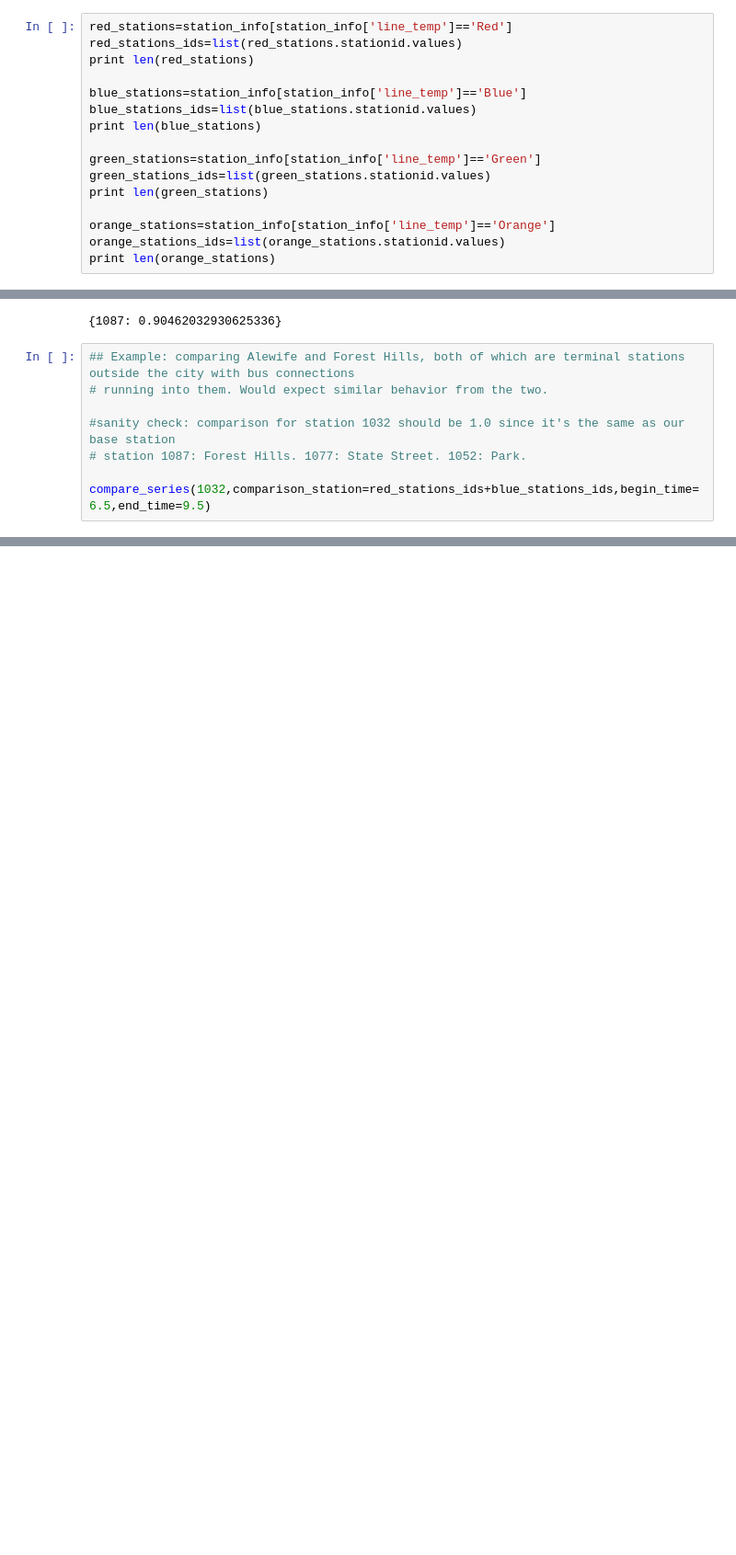
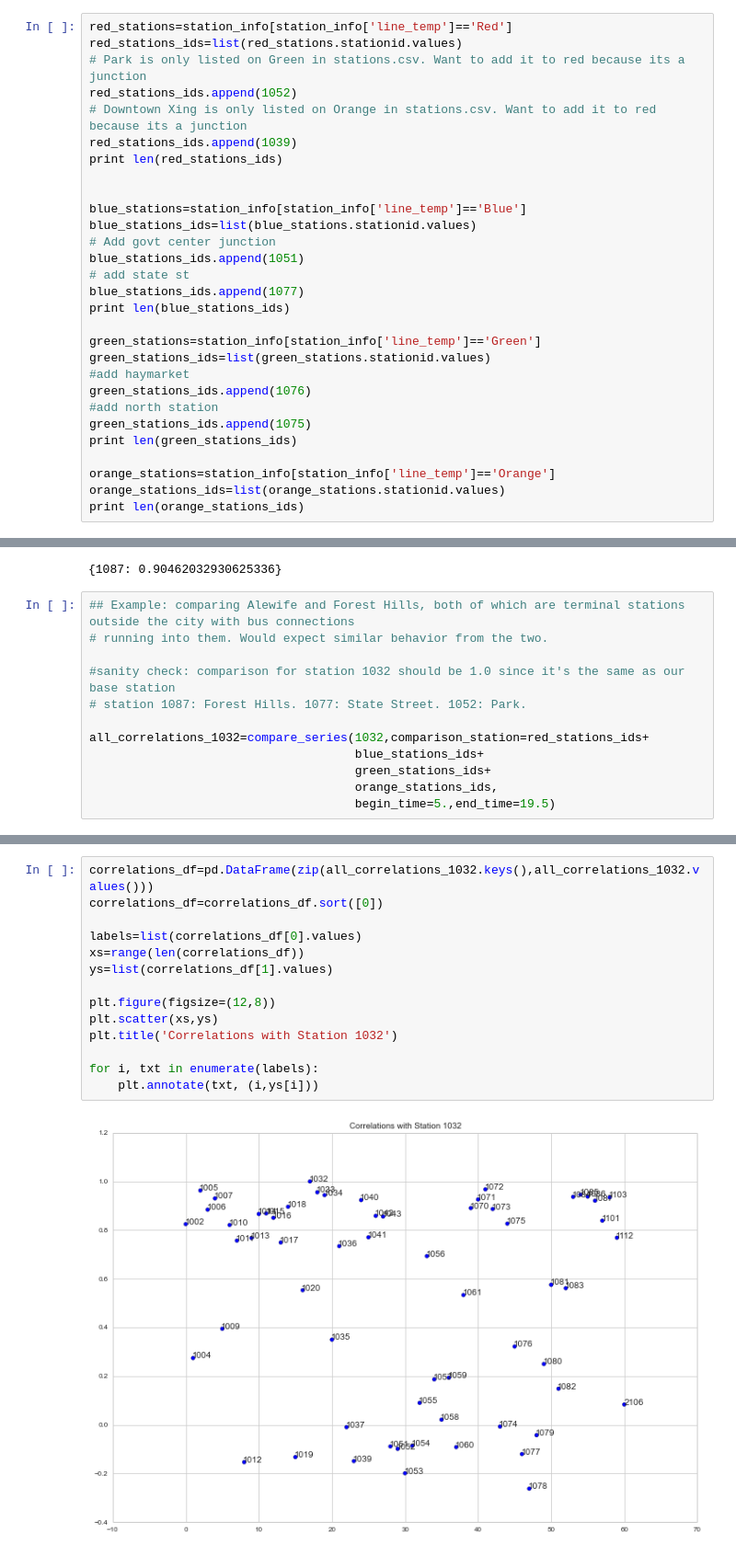
Before and after one commit to azampagl/harvard-capstone, a Jupyter notebook: src/exploration/Comparing Stations.ipynb, the cells around one changed output, grey strips where cells are left out. Shown at 92% size. Cells and saved outputs as stored; diff of their text form; blank space fills up the shorter version.

Commit message:
Ran an example comparison of one station against all others to derive correlations and plot.

```diff
--- a/src/exploration/Comparing Stations.ipynb
+++ b/src/exploration/Comparing Stations.ipynb
@@ -65,17 +65,30 @@ station_info.head()
 # %%
 red_stations=station_info[station_info['line_temp']=='Red']
 red_stations_ids=list(red_stations.stationid.values)
-print len(red_stations)
+# Park is only listed on Green in stations.csv. Want to add it to red because its a junction
+red_stations_ids.append(1052)
+# Downtown Xing is only listed on Orange in stations.csv. Want to add it to red because its a junction
+red_stations_ids.append(1039)
+print len(red_stations_ids)
+
 
 blue_stations=station_info[station_info['line_temp']=='Blue']
 blue_stations_ids=list(blue_stations.stationid.values)
-print len(blue_stations)
+# Add govt center junction
+blue_stations_ids.append(1051)
+# add state st
+blue_stations_ids.append(1077)
+print len(blue_stations_ids)
 
 green_stations=station_info[station_info['line_temp']=='Green']
 green_stations_ids=list(green_stations.stationid.values)
-print len(green_stations)
+#add haymarket
+green_stations_ids.append(1076)
+#add north station
+green_stations_ids.append(1075)
+print len(green_stations_ids)
 
 orange_stations=station_info[station_info['line_temp']=='Orange']
 orange_stations_ids=list(orange_stations.stationid.values)
-print len(orange_stations)
+print len(orange_stations_ids)
 # %% [output]
@@ -164,4 +154,8 @@ compare_series(1032,comparison_station=[1087],begin_time=6.5,end_time=9.5,print_
 #sanity check: comparison for station 1032 should be 1.0 since it's the same as our base station
 # station 1087: Forest Hills. 1077: State Street. 1052: Park.
 
-compare_series(1032,comparison_station=red_stations_ids+blue_stations_ids,begin_time=6.5,end_time=9.5)
+all_correlations_1032=compare_series(1032,comparison_station=red_stations_ids+
+                                     blue_stations_ids+
+                                     green_stations_ids+
+                                     orange_stations_ids,
+                                     begin_time=5.,end_time=19.5)
@@ -185,0 +162,16 @@ compare_series(1032,comparison_station=red_stations_ids+blue_stations_ids,begin_
+# %%
+correlations_df=pd.DataFrame(zip(all_correlations_1032.keys(),all_correlations_1032.values()))
+correlations_df=correlations_df.sort([0])
+
+labels=list(correlations_df[0].values)
+xs=range(len(correlations_df))
+ys=list(correlations_df[1].values)
+
+plt.figure(figsize=(12,8))
+plt.scatter(xs,ys)
+plt.title('Correlations with Station 1032')
+
+for i, txt in enumerate(labels):
+    plt.annotate(txt, (i,ys[i]))
+# %% [output]
+[figure, added]
```
Also changed, not shown: parts of 3 cells of this notebook.
